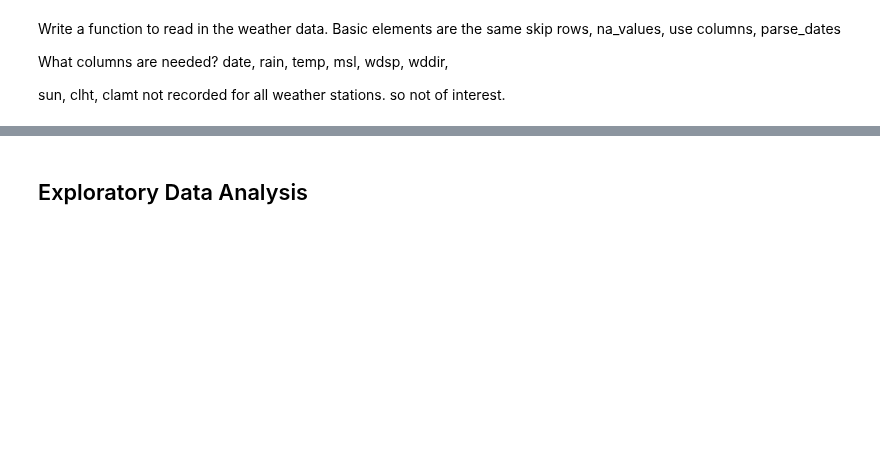
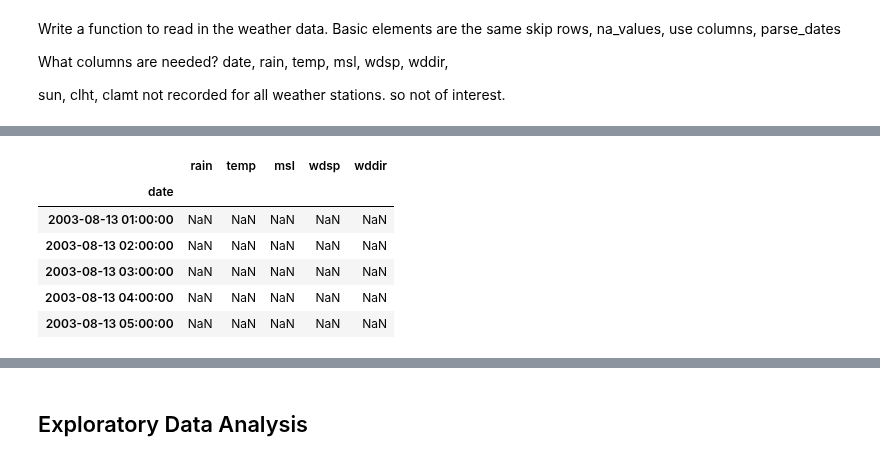
Before and after one commit to IreneKilgannon/PFDA, a Jupyter notebook: PFDA-project/wind.ipynb, the cells around one changed output, grey strips where cells are left out. Drawn from its saved outputs; the diff is of its cells as text; code cells hidden in the pictures; blank space fills up the shorter version.

```diff
--- a/PFDA-project/wind.ipynb
+++ b/PFDA-project/wind.ipynb
@@ -225,0 +273,11 @@ def load_weather(file_name):
+# %%
+macehead = load_weather('hly275MaceHead.csv', 17)
+macehead.head()
+# %% [output]
+|  | rain | temp | msl | wdsp | wddir |
+| date |  |  |  |  |  |
+| 2003-08-13 01:00:00 | NaN | NaN | NaN | NaN | NaN |
+| 2003-08-13 02:00:00 | NaN | NaN | NaN | NaN | NaN |
+| 2003-08-13 03:00:00 | NaN | NaN | NaN | NaN | NaN |
+| 2003-08-13 04:00:00 | NaN | NaN | NaN | NaN | NaN |
+| 2003-08-13 05:00:00 | NaN | NaN | NaN | NaN | NaN |
```
Also changed, not shown: parts of 55 cells of this notebook, 2 other files.
